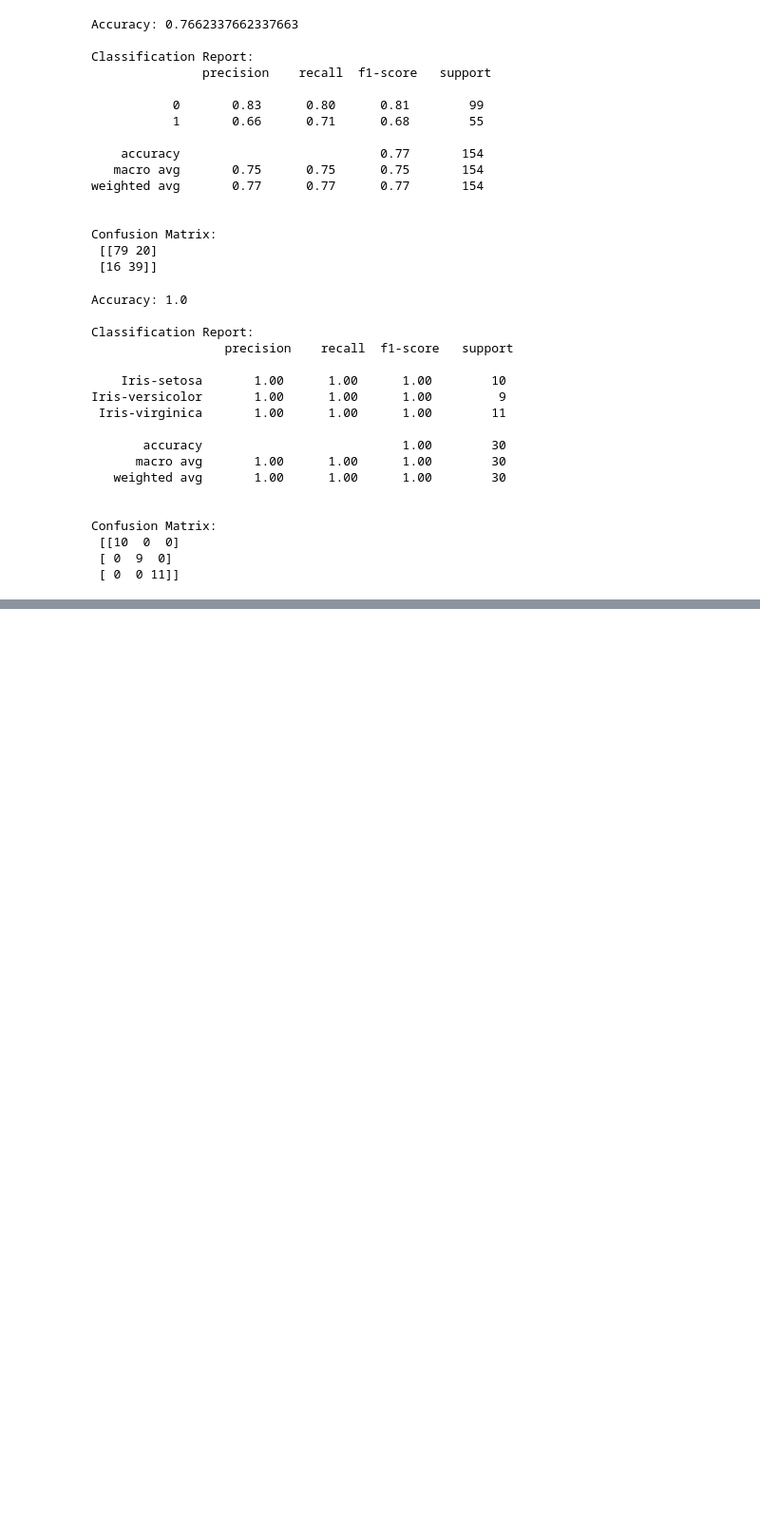
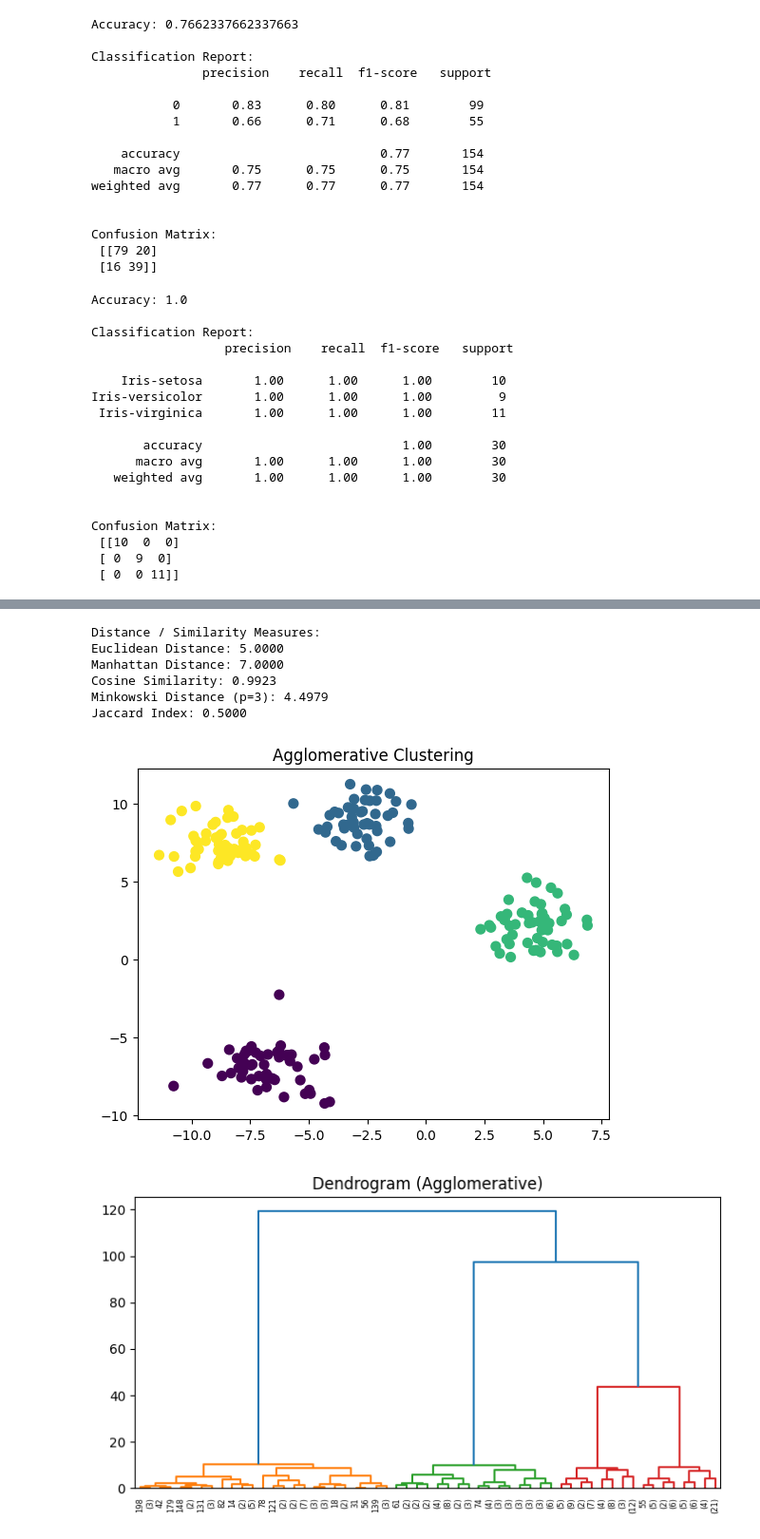
Before and after one commit to vedasri2511/ML_153, a Jupyter notebook: ML_LAB_153.ipynb, the cells around one changed output, grey strips where cells are left out. Shown at 95% size. Cells and saved outputs as stored; diff of their text form; code cells hidden in the pictures; blank space fills up the shorter version.

```diff
--- a/ML_LAB_153.ipynb
+++ b/ML_LAB_153.ipynb
@@ -1224,0 +1274,65 @@ Confusion Matrix:
+# %%
+# Distance / Similarity Measures
+
+p1 = np.array([1, 2])
+p2 = np.array([4, 6])
+
+# Euclidean Distance
+euclidean = np.linalg.norm(p1 - p2)
+
+# Manhattan Distance
+manhattan = np.sum(np.abs(p1 - p2))
+
+# Cosine Similarity
+cosine = 1 - pairwise_distances([p1], [p2], metric='cosine')[0][0]
+
+# Minkowski Distance (p=3 example)
+minkowski = np.sum(np.abs(p1 - p2)**3)**(1/3)
+
+# Jaccard Index (convert to binary sets for demonstration)
+set1 = np.array([1,1,0,1,0])
+set2 = np.array([1,0,1,1,0])
+jaccard_index = 1 - jaccard(set1, set2)
+
+print("Distance / Similarity Measures:")
+print(f"Euclidean Distance: {euclidean:.4f}")
+print(f"Manhattan Distance: {manhattan:.4f}")
+print(f"Cosine Similarity: {cosine:.4f}")
+print(f"Minkowski Distance (p=3): {minkowski:.4f}")
+print(f"Jaccard Index: {jaccard_index:.4f}")
+# %% [output]
+Distance / Similarity Measures:
+Euclidean Distance: 5.0000
+Manhattan Distance: 7.0000
+Cosine Similarity: 0.9923
+Minkowski Distance (p=3): 4.4979
+Jaccard Index: 0.5000
+# %%
+#1. Agglomerative Clustering
+import matplotlib.pyplot as plt
+import seaborn as sns
+from sklearn.datasets import make_blobs
+from sklearn.cluster import AgglomerativeClustering
+from scipy.cluster.hierarchy import dendrogram, linkage
+
+# Generate sample data
+X, y = make_blobs(n_samples=200, centers=4, cluster_std=1.2, random_state=42)
+
+# Agglomerative Clustering
+agg = AgglomerativeClustering(n_clusters=4, linkage='ward')
+y_pred = agg.fit_predict(X)
+
+# Plot clusters
+plt.scatter(X[:, 0], X[:, 1], c=y_pred, cmap="viridis", s=50)
+plt.title("Agglomerative Clustering")
+plt.show()
+
+# Dendrogram
+linked = linkage(X, method='ward')
+plt.figure(figsize=(8, 4))
+dendrogram(linked, truncate_mode='level', p=5)
+plt.title("Dendrogram (Agglomerative)")
+plt.show()
+# %% [output]
+[figure, added]
+[figure, added]
```
Also changed, not shown: parts of 9 cells of this notebook.
